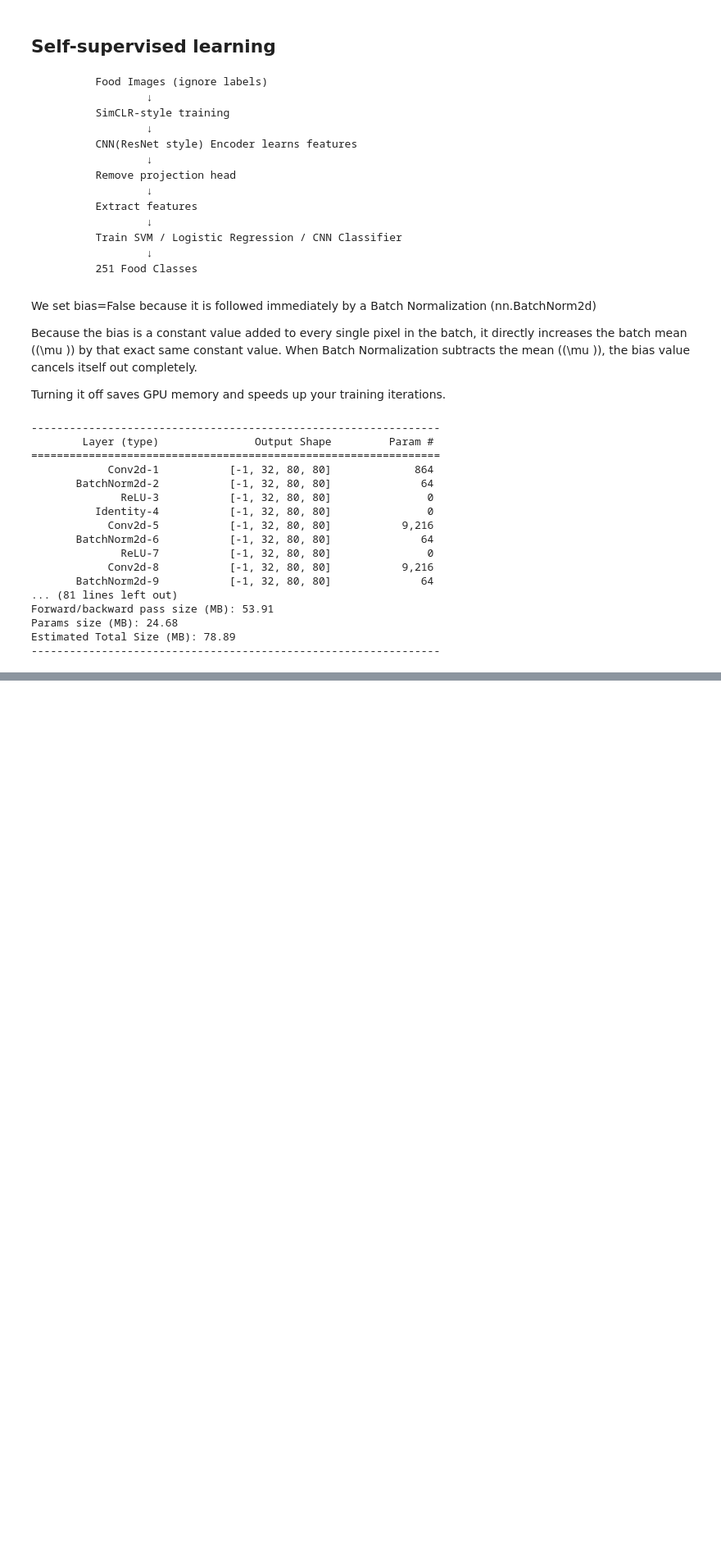
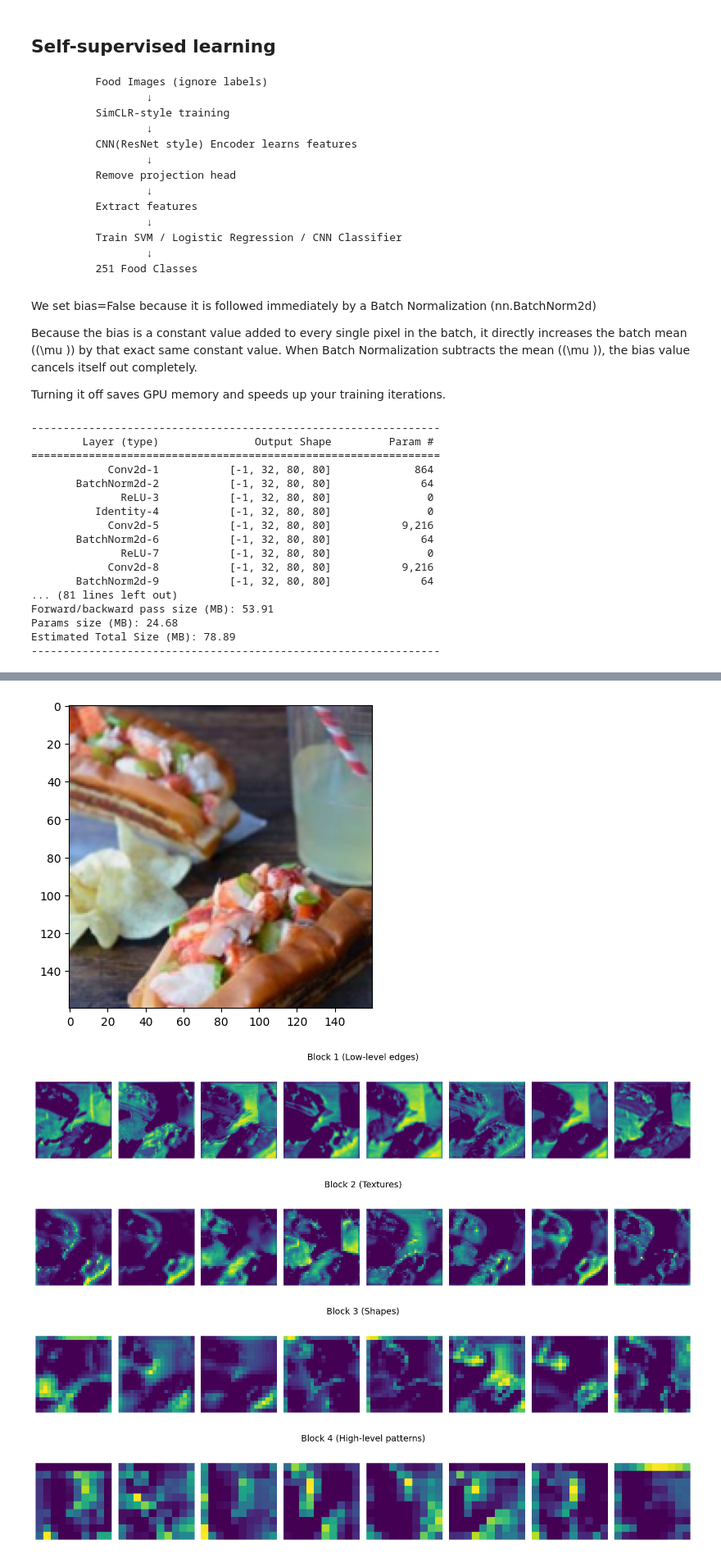
Before and after one commit to nawroz-m/food-classification, a Jupyter notebook: food-classification-v3.ipynb, the cells around one changed output, grey strips where cells are left out. Shown at 82% size. Drawn from its saved outputs; the diff is of its cells as text; code cells hidden in the pictures; blank space fills up the shorter version.

```diff
--- a/food-classification-v3.ipynb
+++ b/food-classification-v3.ipynb
@@ -466,0 +493,60 @@ pd.DataFrame({'lr': history['lr']}).plot()
+# %%
+# visualize feature maps or deeper layer activations to see how model is learning
+
+layers = {
+    "Block 1 (Low-level edges)": loaded_model.encoder.block1,
+    "Block 2 (Textures)": loaded_model.encoder.block2,
+    "Block 3 (Shapes)": loaded_model.encoder.block3,
+    "Block 4 (High-level patterns)": loaded_model.encoder.block4,
+}
+# %%
+activations = {}
+handles = []
+# Create hooks
+def get_hook(name):
+    def hook(module, input, output):
+        activations[name] = output.detach()
+    return hook
+
+for name, layer in layers.items():
+    handles.append(layer.register_forward_hook(get_hook(name))) # register and add to handles
+# %%
+ img, label = test_data.__getitem__(np.random.randint(len(test_data)))
+org_img = img
+org_img = np.array(org_img.cpu().permute(1,2,0))
+#  denormalize
+org_img = glb_std * org_img + glb_mean
+org_img = np.clip(org_img, 0, 1)
+
+plt.imshow(org_img)
+plt.show()
+
+img = img.unsqueeze(0).float().to(device)
+
+loaded_model.eval()
+
+with torch.no_grad():
+    _ = loaded_model(img)
+
+
+def plot_layer_features(feat_maps, title, n=8):
+    fmap = feat_maps[0]  # [C, H, W]
+
+    plt.figure(figsize=(15, 5))
+    plt.suptitle(title, fontsize=14)
+
+    for i in range(n):
+        plt.subplot(2, 8, i + 1)
+        plt.imshow(fmap[i].cpu())
+        plt.axis("off")
+
+    plt.tight_layout()
+    plt.show()
+for name in layers.keys():
+    plot_layer_features(activations[name], name, n=8)
+# %% [output]
+[figure, added]
+[figure, added]
+[figure, added]
+[figure, added]
+[figure, added]
```
Also changed, not shown: parts of 35 cells of this notebook, 1 other file.
